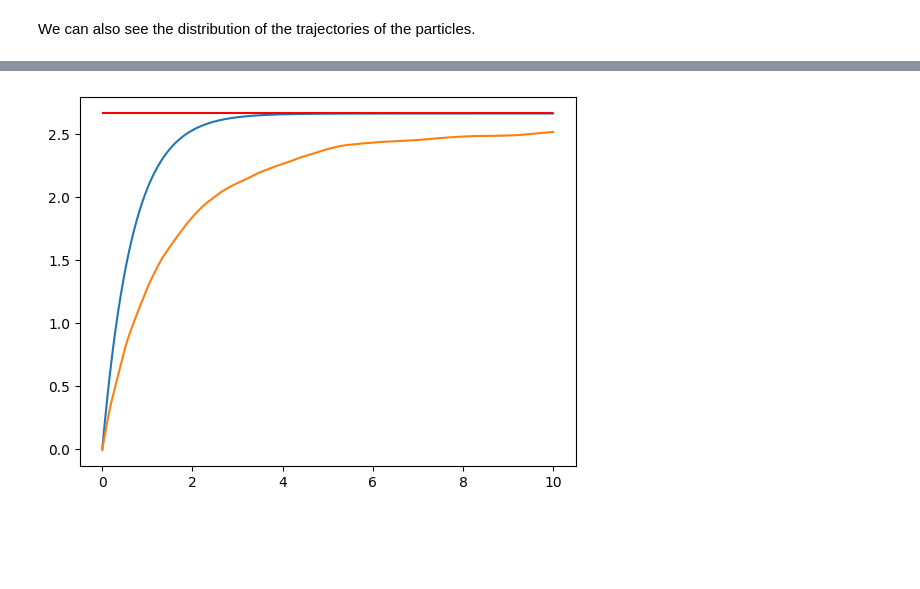
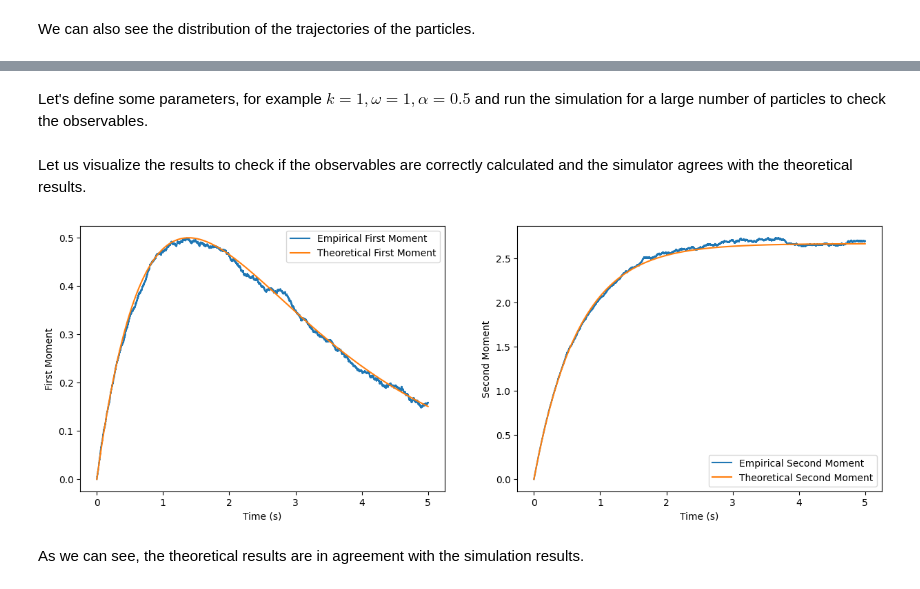
Before and after one commit to jacopocarotenuto/SBI_RedBloodCells, a Jupyter notebook: Code/Notebooks/RunTumble.ipynb, the cells around one changed output, grey strips where cells are left out. Cells and saved outputs as stored; diff of their text form; code cells hidden in the pictures; blank space fills up the shorter version.

Commit message:
Implemented SBI for RnT model

```diff
--- a/Code/Notebooks/RunTumble.ipynb
+++ b/Code/Notebooks/RunTumble.ipynb
@@ -155,7 +138,44 @@ plt.plot(t, mm)
-# %%
-plt.plot(t, second_moment(k, omega, alpha, t))
-mm = np.mean(MeanSecondMoment(x_trace),axis = 0)
-plt.plot(t, mm)
-plt.hlines(MeanSquareDisplacement(k, omega, alpha), 0, TotalTime, color='r');
-# %% [output]
-[figure, removed]
+# %% [markdown]
+Let's define some parameters, for example $k = 1, \omega = 1, \alpha = 0.5$ and run the simulation for a large number of particles to check the observables.
+# %%
+k = 1
+omega = 1
+alpha = 0.5
+
+ModelParameter = np.array([k, omega]) # [k, omega]
+NumberOfParticles = 10000 # Number of particles to simulate
+TotalTime = 5 # Total time of simulation
+dt = 1e-4 # Time step
+t = np.arange(0, TotalTime, dt) # Time vector
+
+x_trace = RunTumble(ModelParameter, NumberOfParticles, dt, TotalTime, alpha) # Run the model
+
+# Compute the empirical first and second moments
+EmpiricalFirstMoment_ = EmpiricalFirstMoment(x_trace)
+EmpiricalSecondMoment_ = EmpiricalSecondMoment(x_trace)
+
+# Compute the theoretical first and second moments
+TheoreticalFirstMoment_ = TheoricalFirstMoment(k, omega, alpha, t)
+TheoreticalSecondMoment_ = TheoricalSecondMoment(k, omega, alpha, t)
+
+MeanSquareDisplacement_ = MeanSquareDisplacement(k, omega, alpha)
+# %% [markdown]
+Let us visualize the results to check if the observables are correctly calculated and the simulator agrees with the theoretical results.
+# %%
+# Plot the results
+fig, ax = plt.subplots(1, 2, figsize=(15, 5))
+ax[0].plot(t, EmpiricalFirstMoment_, label="Empirical First Moment")
+ax[0].plot(t, TheoreticalFirstMoment_, label="Theoretical First Moment")
+ax[0].set_xlabel("Time (s)")
+ax[0].set_ylabel("First Moment")
+ax[0].legend()
+
+ax[1].plot(t, EmpiricalSecondMoment_, label="Empirical Second Moment")
+ax[1].plot(t, TheoreticalSecondMoment_, label="Theoretical Second Moment")
+ax[1].set_xlabel("Time (s)")
+ax[1].set_ylabel("Second Moment")
+ax[1].legend();
+# %% [output]
+[figure, added]
+# %% [markdown]
+As we can see, the theoretical results are in agreement with the simulation results.
```
Also changed, not shown: parts of 32 cells of this notebook, 1 other file.
